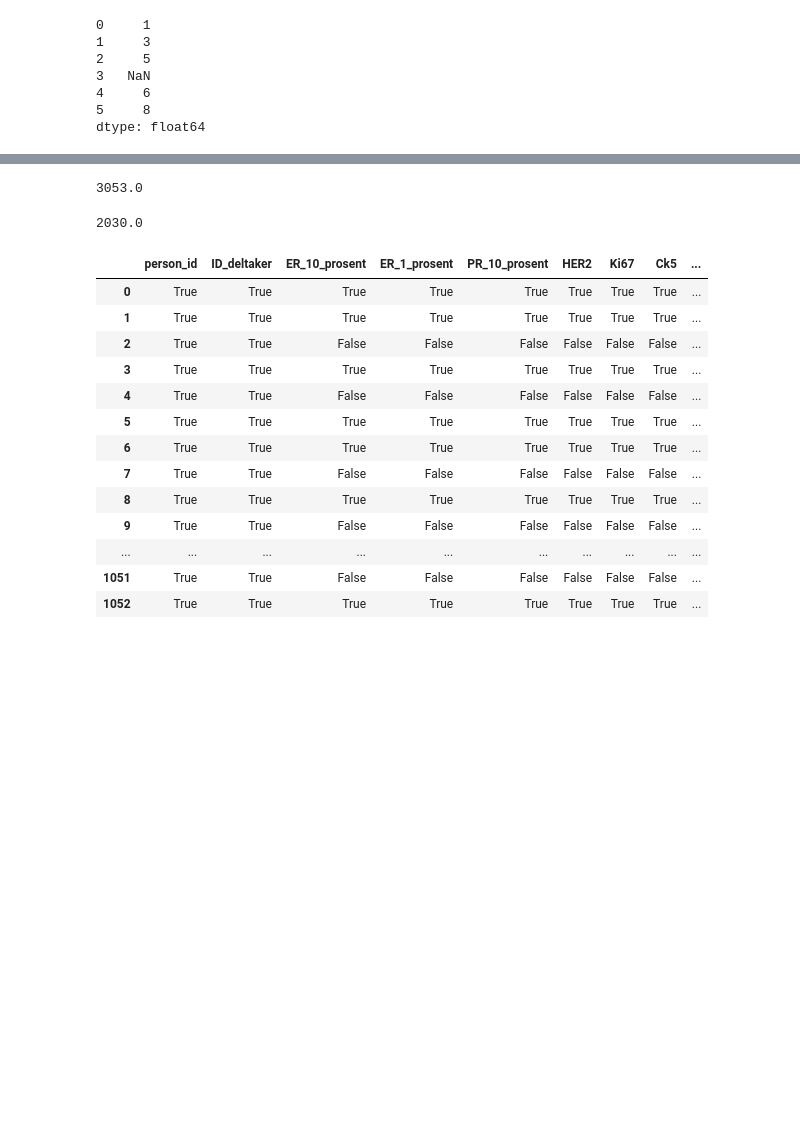
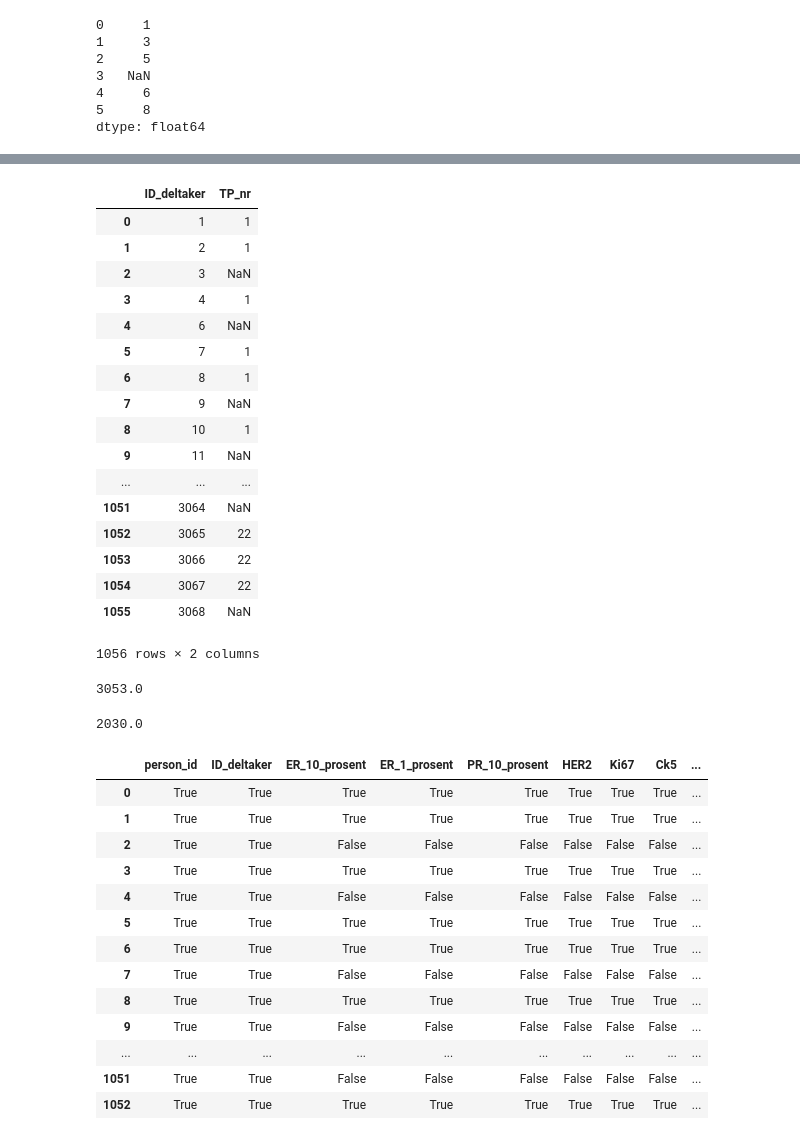
Before and after one commit to arve0/master, a Jupyter notebook: done/read stata files.ipynb, the cells around one changed output, grey strips where cells are left out. Saved outputs shown, nothing was run; the diff lists cells and outputs as text; code cells hidden in the pictures; blank space fills up the shorter version.

```diff
--- a/read stata files.ipynb
+++ b/done/read stata files.ipynb
@@ -15,4 +15,4 @@ s
 5     8
 dtype: float64
 # %%
-grad2 = pd.read_stata('data/grad2.dta', convert_categoricals=False)
+data = pd.read_stata('data/klinisk_data.dta', convert_categoricals=False)
@@ -21,2 +18,0 @@ grad3 = pd.read_stata('data/grad3.dta', convert_categoricals=False)
-# %%
-data = grad2
@@ -23,3 +40,24 @@ data = grad2
+# %%
+data.loc[:, ['ID_deltaker', 'TP_nr']]
+# %% [output]
+|  | ID_deltaker | TP_nr |
+| 0 | 1 | 1 |
+| 1 | 2 | 1 |
+| 2 | 3 | NaN |
+| 3 | 4 | 1 |
+| 4 | 6 | NaN |
+| 5 | 7 | 1 |
+| 6 | 8 | 1 |
+| 7 | 9 | NaN |
+| 8 | 10 | 1 |
+| 9 | 11 | NaN |
+| ... | ... | ... |
+| 1051 | 3064 | NaN |
+| 1052 | 3065 | 22 |
+| 1053 | 3066 | 22 |
+| 1054 | 3067 | 22 |
+| 1055 | 3068 | NaN |
+1056 rows × 2 columns
 # %%
 sum(data.GRAD[np.isfinite(data.GRAD)])
 # %% [output]
```
Also changed, not shown: parts of 5 cells of this notebook, 1 other file.
